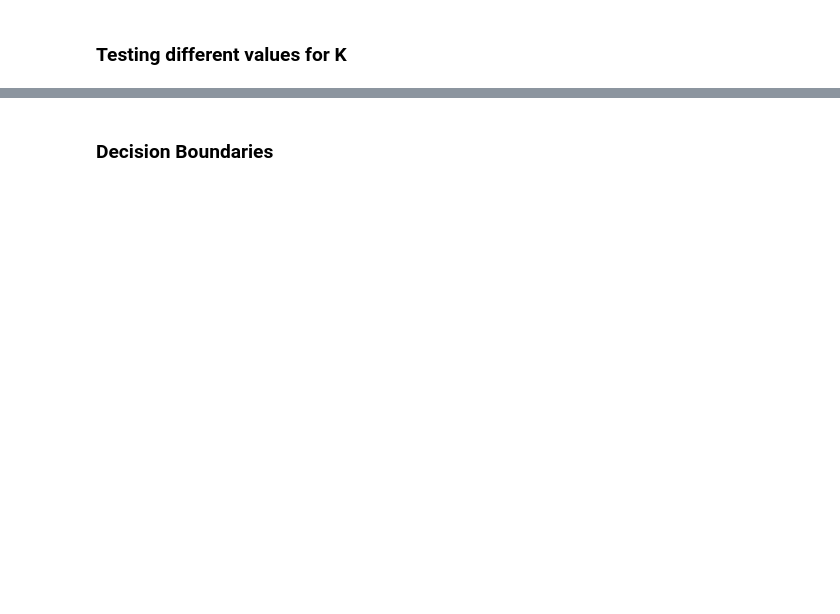
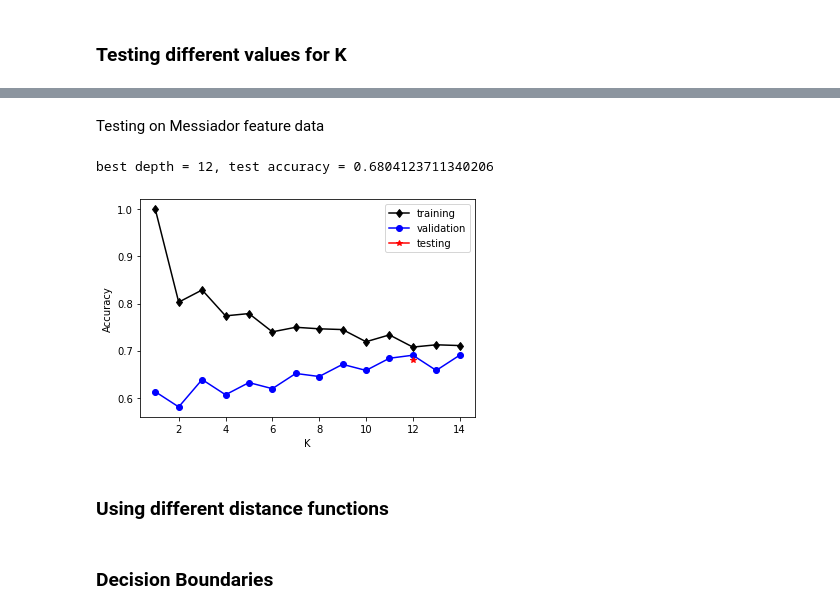
Before and after one commit to FrankfurtOceanic/Academic-Projects, a Jupyter notebook: A1_Draft.ipynb, the cells around one changed output, grey strips where cells are left out. Drawn from its saved outputs; the diff is of its cells as text; code cells hidden in the pictures; blank space fills up the shorter version.

```diff
--- a/A1_Draft.ipynb
+++ b/A1_Draft.ipynb
@@ -740,0 +955,13 @@ The accuracy of the model is: 51.7%
+# %% [markdown]
+Testing on Messiador feature data
+# %%
+from sklearn.model_selection import train_test_split
+np.random.seed(1234)
+x = mess_df.iloc[:, :-1].to_numpy()
+y = np.ravel((mess_df.iloc[:, -1:]).to_numpy())
+testDifK(x, y, 'mess_knn_chooseK.png')
+# %% [output]
+best depth = 12, test accuracy = 0.6804123711340206
+[figure, added]
+# %% [markdown]
+### Using different distance functions
```
Also changed, not shown: parts of 61 cells of this notebook.
